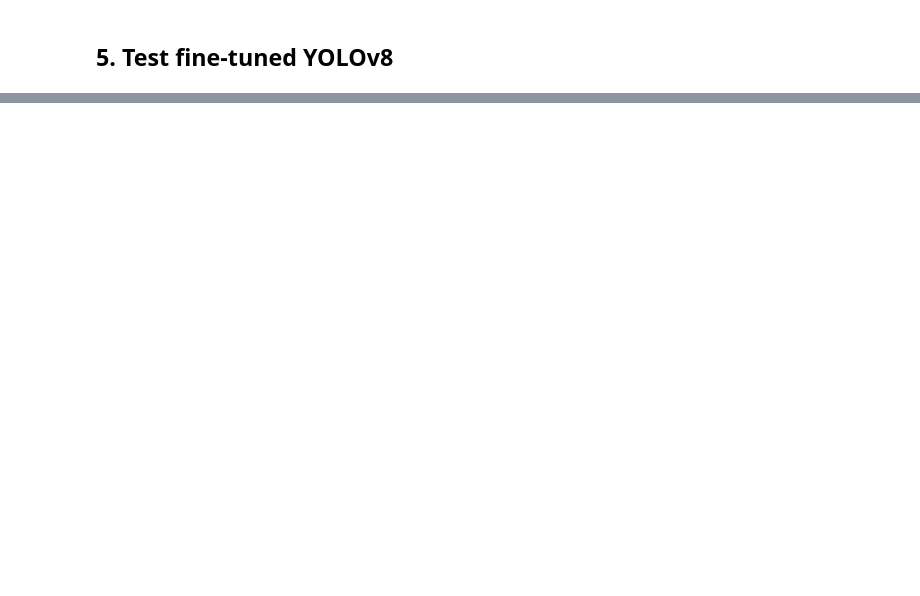
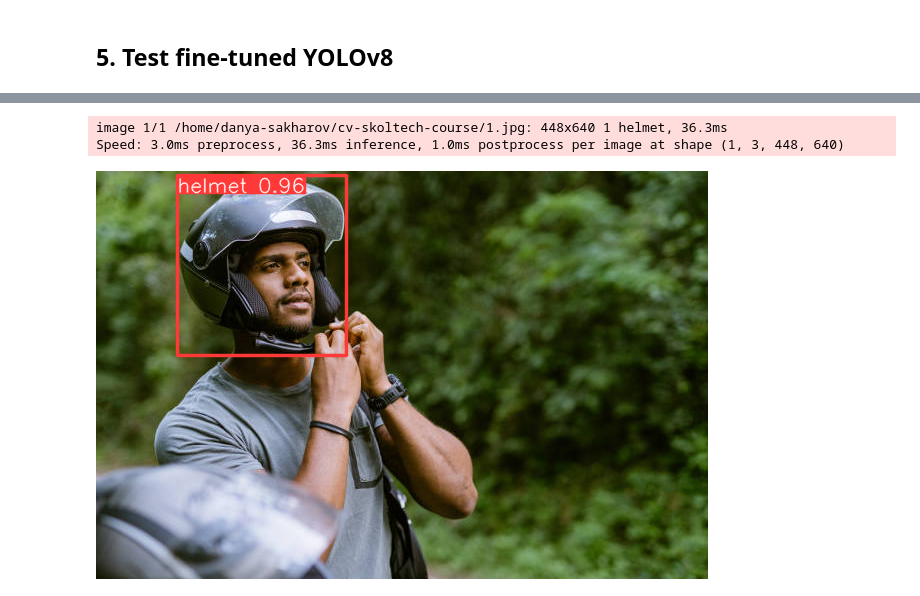
Before and after one commit to danya-pixel/cv-skoltech-course, a Jupyter notebook: CV_Intro_HW1.ipynb, the cells around one changed output, grey strips where cells are left out. Drawn from its saved outputs; the diff is of its cells as text; code cells hidden in the pictures; blank space fills up the shorter version.

```diff
--- a/CV_Intro_HW1.ipynb
+++ b/CV_Intro_HW1.ipynb
@@ -262,0 +280,7 @@ Speed: 2.8ms preprocess, 58.1ms inference, 1.8ms postprocess per image at shape
+# %%
+# run_yolo(yolo, "https://nox-helmet.com/wp-content/uploads/2023/01/JET-2023.jpg")
+run_yolo(yolo, "1.jpg")
+# %% [output]
+image 1/1 /home/danya-sakharov/cv-skoltech-course/1.jpg: 448x640 1 helmet, 36.3ms
+Speed: 3.0ms preprocess, 36.3ms inference, 1.0ms postprocess per image at shape (1, 3, 448, 640)
+[figure, added]
```
Also changed, not shown: parts of 21 cells of this notebook, 1 other file.
